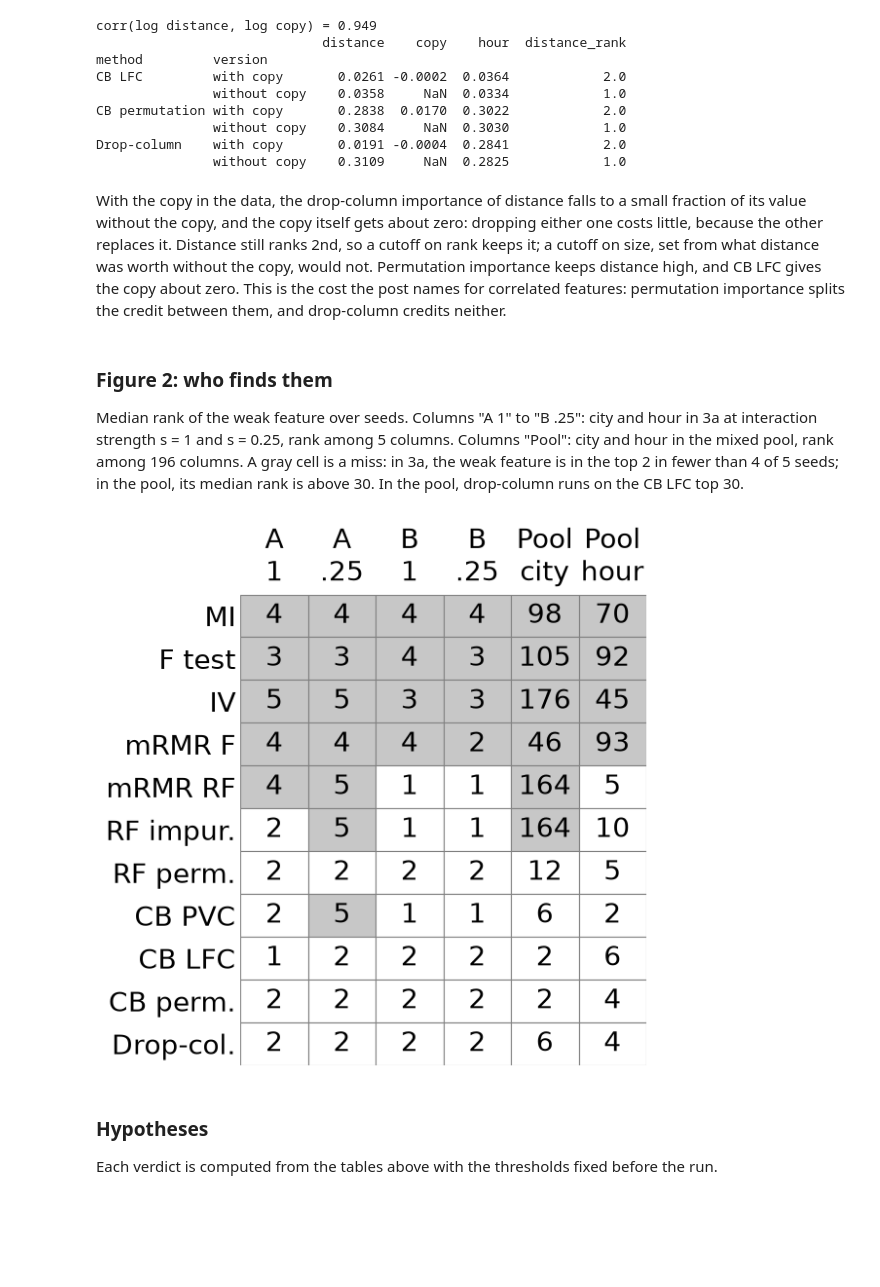
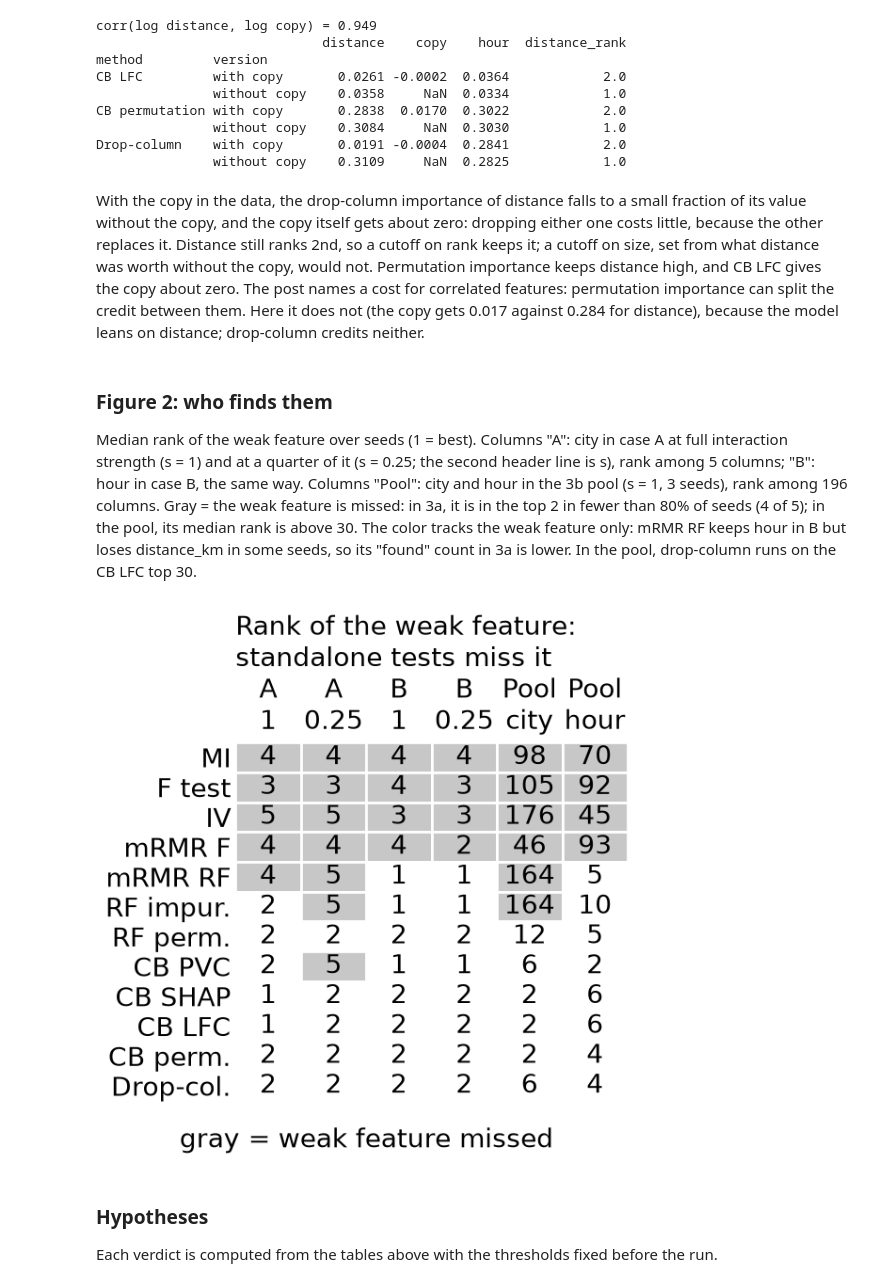
Before and after one commit to firefly1248/demo-notebooks, a Jupyter notebook: notebooks/feature_selection/standalone_tests_feature_selection.ipynb, the cells around one changed output. Saved outputs shown, nothing was run; the diff lists cells and outputs as text; code cells hidden in the pictures; blank space fills up the shorter version.

```diff
--- a/notebooks/feature_selection/standalone_tests_feature_selection.ipynb
+++ b/notebooks/feature_selection/standalone_tests_feature_selection.ipynb
@@ -644,7 +715,10 @@ below 30 of 196 (3b).
 CITY_MAIN = np.array([-1, -1 / 3, 1 / 3, 1])  # per-level main effect of city in 3c, ordered by price level
 
 
-def gen_a3(seed, s=1.0, main=0.0, n=N):
+N3 = 20_000 if QUICK else N  # rows in the Part 3 generators
+
+
+def gen_a3(seed, s=1.0, main=0.0, n=N3):
     """gen_a with the interaction scaled by s, an optional main effect of city, relabeled city ids."""
     rng = np.random.default_rng(seed)
     city = rng.integers(0, 4, n)
@@ -655,7 +729,7 @@ def gen_a3(seed, s=1.0, main=0.0, n=N):
     return df, y, p
 
 
-def gen_b3(seed, s=1.0, main=0.0, n=N):
+def gen_b3(seed, s=1.0, main=0.0, n=N3):
     """gen_b with the interaction scaled by s and an optional main effect of hour."""
     rng = np.random.default_rng(seed)
     hour = rng.uniform(0, 24, n)
@@ -668,7 +742,7 @@ def gen_b3(seed, s=1.0, main=0.0, n=N):
     return df, y, p
 
 
-def gen_d3(seed, s=1.0, n=N):
+def gen_d3(seed, s=1.0, n=N3):
     """Pure XOR: neither u nor v has any standalone effect."""
     rng = np.random.default_rng(seed)
     u, v = rng.normal(size=n), rng.normal(size=n)
@@ -679,7 +753,7 @@ def gen_d3(seed, s=1.0, n=N):
 
 
 METHODS = ["MI", "F test", "IV", "mRMR F", "mRMR RF", "RF impurity", "RF permutation",
-           "CB PVC", "CB LFC", "CB permutation", "Drop-column"]
+           "CB PVC", "CB SHAP", "CB LFC", "CB permutation", "Drop-column"]
 IMPORTANCE_METHODS = [m for m in METHODS if not m.startswith("mRMR")]  # scores comparable as a ratio
 
 
@@ -690,7 +764,7 @@ def rank_of(score):
 
 def mrmr_order(X, relevance):
     # Own mRMR (MIQ form): relevance / mean |corr| with the picked columns, |corr| floored at 0.001.
-    # Columns with zero relevance are never picked, as in mrmr_selection. Returns a score: higher = picked earlier.
+    # Columns with zero relevance are never picked. Returns a score: higher = picked earlier.
     keep = [c for c in X.columns if relevance[c] > 0]
     corr = np.clip(np.abs(np.corrcoef(X[keep].to_numpy(dtype=float), rowvar=False)), 0.001, None)
     rel = relevance[keep].to_numpy()
@@ -765,6 +839,9 @@ def score_methods(Xtr, ytr, Xte, yte, cats, seed, shortlist=None):
         cb = fit_cb(Xtr, ytr, cats)
         S["CB PVC"] = pd.Series(cb.get_feature_importance(), index=Xtr.columns)
     full_auc = roc_auc_score(yte, cb.predict_proba(Xte)[:, 1])
+    with timed("CB SHAP", T):
+        sv = cb.get_feature_importance(Pool(Xte, yte, cat_features=[c for c in cats if c in Xte]), type="ShapValues")
+        S["CB SHAP"] = pd.Series(np.abs(sv[:, :-1]).mean(axis=0), index=Xtr.columns)  # last column: expected value
     with timed("CB LFC", T):
         S["CB LFC"] = lfc(cb, Xte, yte, cats)
     with timed("CB permutation", T):
@@ -775,7 +852,7 @@ def score_methods(Xtr, ytr, Xte, yte, cats, seed, shortlist=None):
         S["Drop-column"] = drop_scores(Xtr[cols], ytr, Xte[cols], yte, cats, base).reindex(Xtr.columns)
     for m in ("mRMR RF", "RF permutation"):                 # these reuse the forest
         T[m] += T["RF impurity"]
-    for m in ("CB LFC", "CB permutation", "Drop-column"):   # these reuse the CatBoost model
+    for m in ("CB SHAP", "CB LFC", "CB permutation", "Drop-column"):   # these reuse the CatBoost model
         T[m] += T["CB PVC"]
     return S, T, SE, full_auc
 
@@ -1263,51 +1363,56 @@ With the copy in the data, the drop-column importance of distance falls to a sma
 value without the copy, and the copy itself gets about zero: dropping either one costs little,
 because the other replaces it. Distance still ranks 2nd, so a cutoff on rank keeps it; a cutoff on
 size, set from what distance was worth without the copy, would not. Permutation importance keeps
-distance high, and CB LFC gives the copy about zero. This is the cost the post names for
-correlated features: permutation importance splits the credit between them, and drop-column
-credits neither.
+distance high, and CB LFC gives the copy about zero. The post names a cost for correlated
+features: permutation importance can split the credit between them. Here it does not (the copy gets
+0.017 against 0.284 for distance), because the model leans on distance; drop-column credits
+neither.
 # %% [markdown]
 ### Figure 2: who finds them
 
-Median rank of the weak feature over seeds. Columns "A 1" to "B .25": city and hour in 3a at
-interaction strength s = 1 and s = 0.25, rank among 5 columns. Columns "Pool": city and hour in
-the mixed pool, rank among 196 columns. A gray cell is a miss: in 3a, the weak feature is in the
-top 2 in fewer than 4 of 5 seeds; in the pool, its median rank is above 30. In the pool,
-drop-column runs on the CB LFC top 30.
+Median rank of the weak feature over seeds (1 = best). Columns "A": city in case A at full
+interaction strength (s = 1) and at a quarter of it (s = 0.25; the second header line is s), rank
+among 5 columns; "B": hour in case B, the same way. Columns "Pool": city and hour in the 3b pool (s = 1, 3 seeds), rank among
+196 columns. Gray = the weak feature is missed: in 3a, it is in the top 2 in fewer than 80% of
+seeds (4 of 5); in the pool, its median rank is above 30. The color tracks the weak feature only:
+mRMR RF keeps hour in B but loses distance_km in some seeds, so its "found" count in 3a is lower.
+In the pool, drop-column runs on the CB LFC top 30.
 # %%
 cols2 = [("A", 1), ("A", 0.25), ("B", 1), ("B", 0.25)]
 grid, miss = pd.DataFrame(index=METHODS), pd.DataFrame(index=METHODS)
 for c, s in cols2:
     d = R3[(R3.case == c) & (R3.s == s)].groupby("method")
-    name = f"{c}\n{s:g}".replace("0.", ".")
+    name = f"{c}\n{s:g}"
     grid[name] = d.weak_rank.median()
-    miss[name] = d.weak_rank.apply(lambda r: (r <= 2).sum() < 4)
+    miss[name] = d.weak_rank.apply(lambda r: (r <= 2).mean() < 0.8)
 for f in ("city", "hour"):
     grid[f"Pool\n{f}"] = P3B.groupby("method")[f"rank {f}"].median()
     miss[f"Pool\n{f}"] = grid[f"Pool\n{f}"] > 30
 short = {"RF permutation": "RF perm.", "CB permutation": "CB perm.", "Drop-column": "Drop-col.",
          "RF impurity": "RF impur."}
 
 fig, ax = plt.subplots(figsize=(6, 6))
 nr, nc = grid.shape
 for i, m in enumerate(grid.index):
     for j, col in enumerate(grid.columns):
         ax.add_patch(plt.Rectangle((j, nr - 1 - i), 1, 1, facecolor="0.78" if miss.loc[m, col] else "white",
-                                   edgecolor="0.5", lw=0.8))
+                                   edgecolor="white", lw=2))
         ax.text(j + 0.5, nr - 0.5 - i, f"{grid.loc[m, col]:g}", ha="center", va="center", fontsize=20)
 ax.set_xlim(0, nc)
 ax.set_ylim(0, nr)
 ax.set_xticks(np.arange(nc) + 0.5, grid.columns, fontsize=20)
 ax.xaxis.tick_top()
 ax.set_yticks(np.arange(nr) + 0.5, [short.get(m, m) for m in grid.index[::-1]], fontsize=20)
 ax.tick_params(length=0)
 for sp in ax.spines.values():
     sp.set_visible(False)
-fig.tight_layout()
+ax.set_title("Rank of the weak feature:\nstandalone tests miss it", loc="left", fontsize=20)
+fig.text(0.5, 0.015, "gray = weak feature missed", ha="center", fontsize=20)
+fig.tight_layout(rect=(0, 0.06, 1, 1))
 fig.savefig("standalone_tests_who_finds.png")
 plt.show()
 # %% [output]
-[figure, old version]
+[figure, new version]
 # %% [markdown]
 ### Hypotheses
 
```
Also changed, not shown: parts of 42 cells of this notebook, 4 other files.
